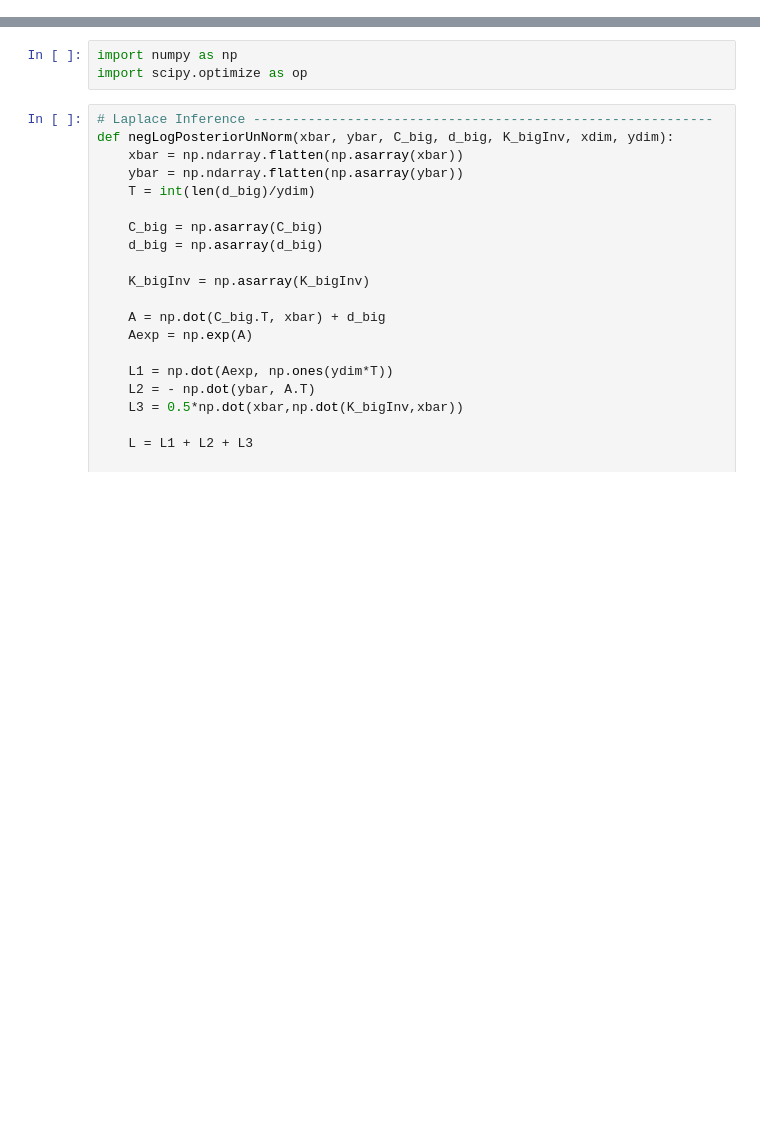
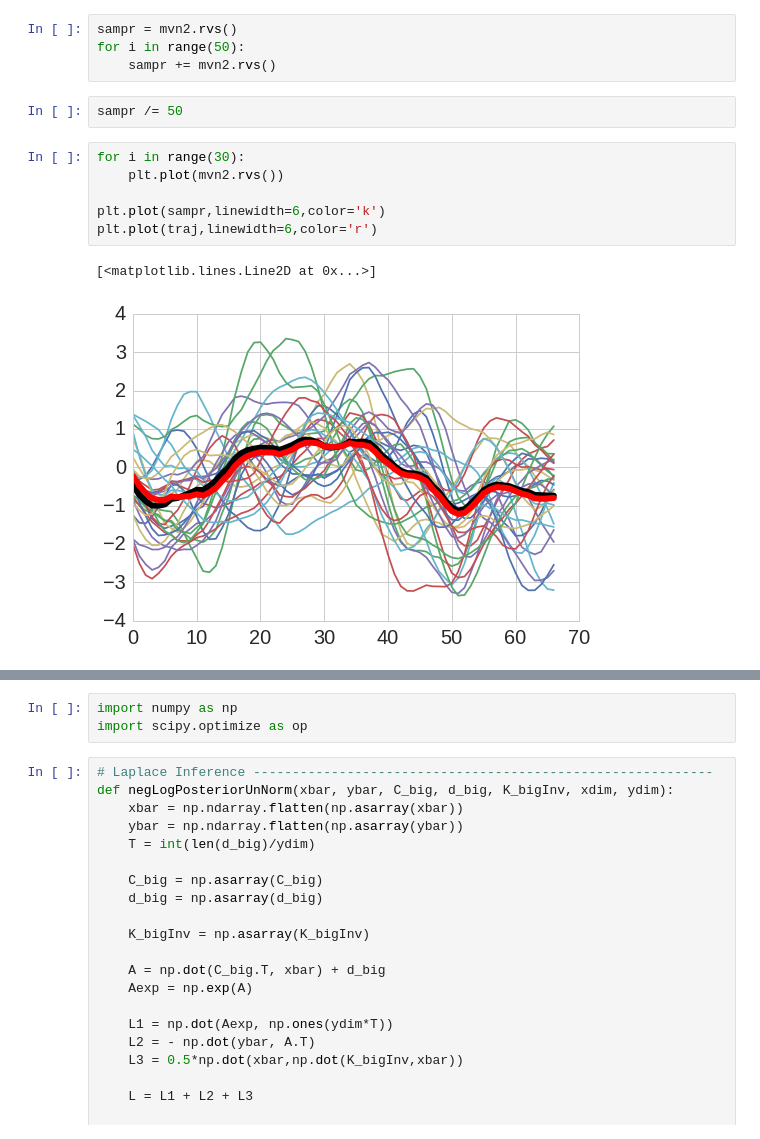
Before and after one commit to yves-weissenberger/GPR, a Jupyter notebook: Poisson_GPFA.ipynb, the cells around one changed output, grey strips where cells are left out. Saved outputs shown, nothing was run; the diff lists cells and outputs as text; blank space fills up the shorter version.

```diff
--- a/Poisson_GPFA.ipynb
+++ b/Poisson_GPFA.ipynb
@@ -25,0 +96,15 @@ import twoptb as MP
+# %%
+sampr = mvn2.rvs()
+for i in range(50):
+    sampr += mvn2.rvs()
+# %%
+sampr /= 50
+# %%
+for i in range(30):
+    plt.plot(mvn2.rvs())
+
+plt.plot(sampr,linewidth=6,color='k')
+plt.plot(traj,linewidth=6,color='r')
+# %% [output]
+[<matplotlib.lines.Line2D at 0x...>]
+[figure, added]
```
Also changed, not shown: parts of 21 cells of this notebook.
